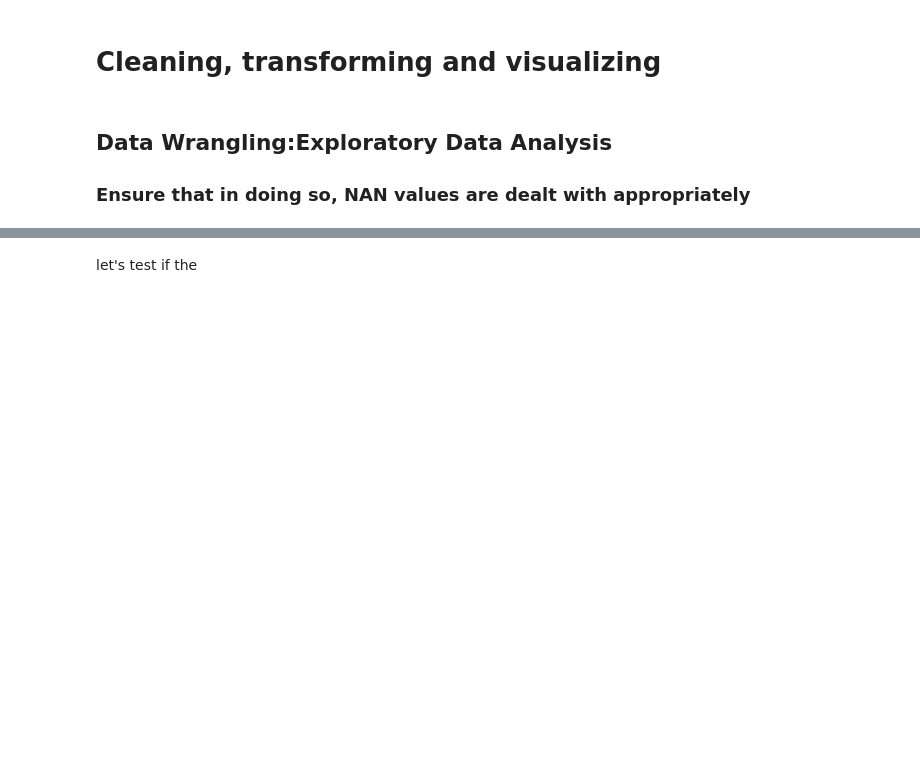
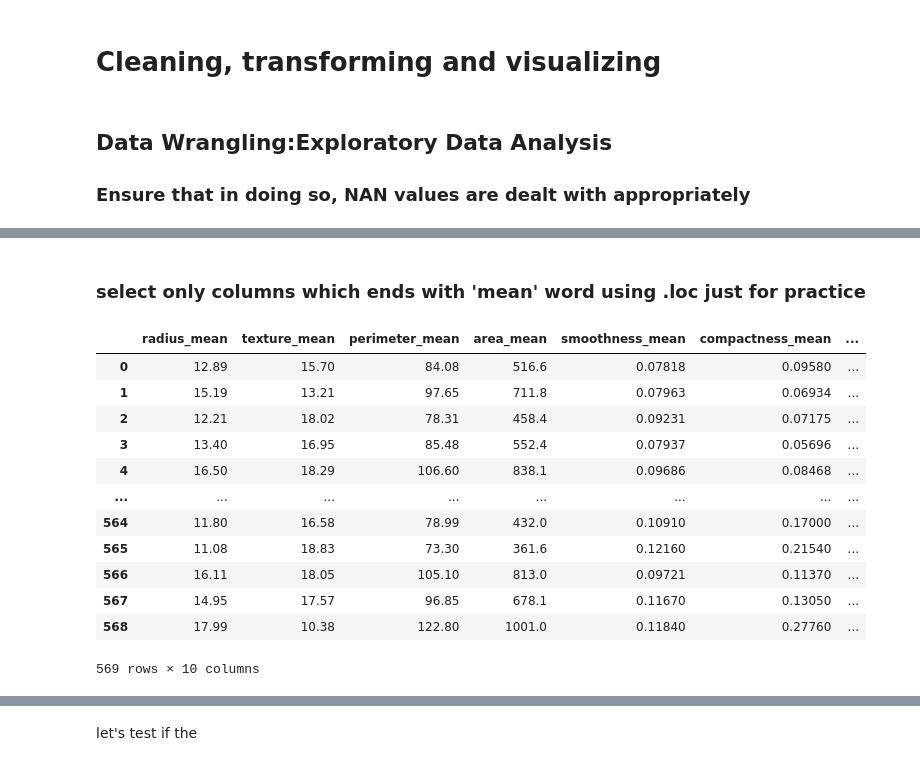
Before and after one commit to faikbak/01_first_notebook, a Jupyter notebook: capstone2/[faik_bak]CS2 Preprocessing and Training Data Development_for_Reza.ipynb, the cells around one changed output, grey strips where cells are left out. Saved outputs shown, nothing was run; the diff lists cells and outputs as text; code cells hidden in the pictures; blank space fills up the shorter version.

```diff
--- a/capstone2/[faik_bak]CS2 Preprocessing and Training Data Development_for_Reza.ipynb
+++ b/capstone2/[faik_bak]CS2 Preprocessing and Training Data Development_for_Reza.ipynb
@@ -209,0 +223,19 @@ plt.title('Skew : %.2f' % np.log(data_train['revenue']).skew())
+# %% [markdown]
+### select only columns which ends with 'mean' word using .loc just for practice
+# %%
+means=cancer.loc[:, cancer.columns.str.endswith('mean')]
+means
+# %% [output]
+|  | radius_mean | texture_mean | perimeter_mean | area_mean | smoothness_mean | compactness_mean | ... |
+| 0 | 12.89 | 15.70 | 84.08 | 516.6 | 0.07818 | 0.09580 | ... |
+| 1 | 15.19 | 13.21 | 97.65 | 711.8 | 0.07963 | 0.06934 | ... |
+| 2 | 12.21 | 18.02 | 78.31 | 458.4 | 0.09231 | 0.07175 | ... |
+| 3 | 13.40 | 16.95 | 85.48 | 552.4 | 0.07937 | 0.05696 | ... |
+| 4 | 16.50 | 18.29 | 106.60 | 838.1 | 0.09686 | 0.08468 | ... |
+| ... | ... | ... | ... | ... | ... | ... | ... |
+| 564 | 11.80 | 16.58 | 78.99 | 432.0 | 0.10910 | 0.17000 | ... |
+| 565 | 11.08 | 18.83 | 73.30 | 361.6 | 0.12160 | 0.21540 | ... |
+| 566 | 16.11 | 18.05 | 105.10 | 813.0 | 0.09721 | 0.11370 | ... |
+| 567 | 14.95 | 17.57 | 96.85 | 678.1 | 0.11670 | 0.13050 | ... |
+| 568 | 17.99 | 10.38 | 122.80 | 1001.0 | 0.11840 | 0.27760 | ... |
+569 rows × 10 columns
```
Also changed, not shown: parts of 76 cells of this notebook.
